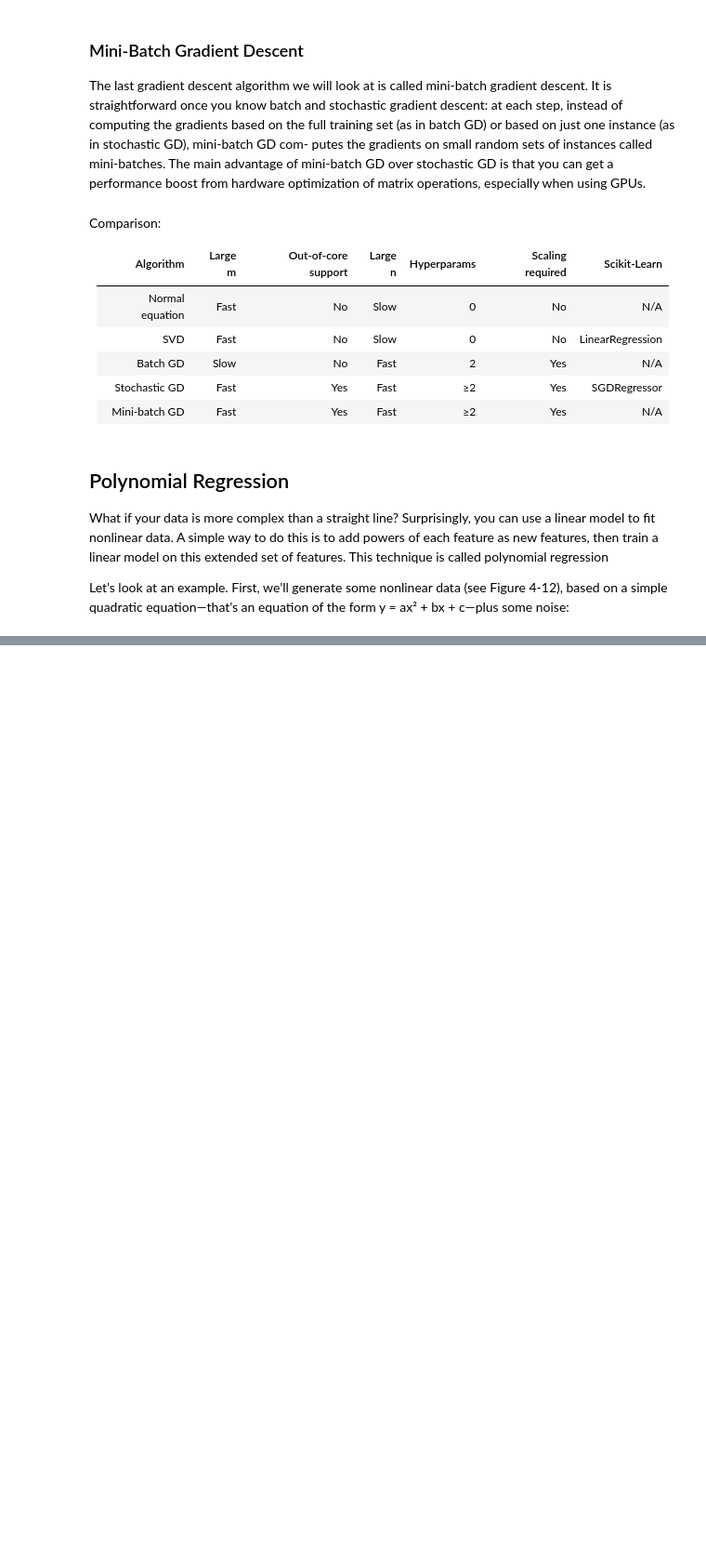
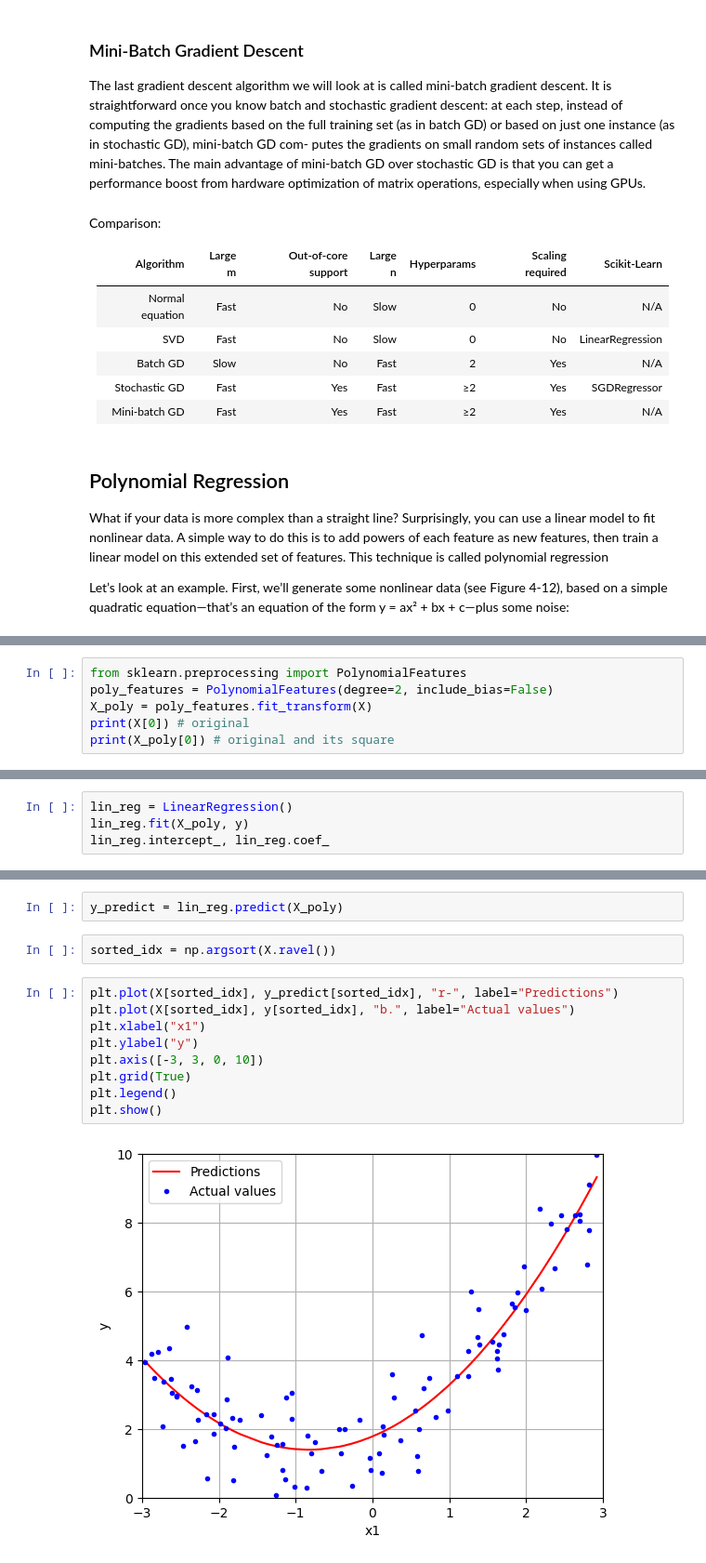
Before and after one commit to adarsha-7/machine-learning, a Jupyter notebook: chapter_4/chapter_code/main.ipynb, the cells around one changed output, grey strips where cells are left out. Shown at 93% size. Saved outputs shown, nothing was run; the diff lists cells and outputs as text; blank space fills up the shorter version.

```diff
--- a/chapter_4/chapter_code/main.ipynb
+++ b/chapter_4/chapter_code/main.ipynb
@@ -405,0 +418,6 @@ c—plus some noise:
+# %%
+from sklearn.preprocessing import PolynomialFeatures
+poly_features = PolynomialFeatures(degree=2, include_bias=False)
+X_poly = poly_features.fit_transform(X)
+print(X[0]) # original
+print(X_poly[0]) # original and its square
@@ -405,0 +429,4 @@ c—plus some noise:
+# %%
+lin_reg = LinearRegression()
+lin_reg.fit(X_poly, y)
+lin_reg.intercept_, lin_reg.coef_
@@ -405,0 +453,15 @@ c—plus some noise:
+# %%
+y_predict = lin_reg.predict(X_poly)
+# %%
+sorted_idx = np.argsort(X.ravel())
+# %%
+plt.plot(X[sorted_idx], y_predict[sorted_idx], "r-", label="Predictions")
+plt.plot(X[sorted_idx], y[sorted_idx], "b.", label="Actual values")
+plt.xlabel("x1")
+plt.ylabel("y")
+plt.axis([-3, 3, 0, 10])
+plt.grid(True)
+plt.legend()
+plt.show()
+# %% [output]
+[figure, added]
```
Also changed, not shown: parts of 11 cells of this notebook.
